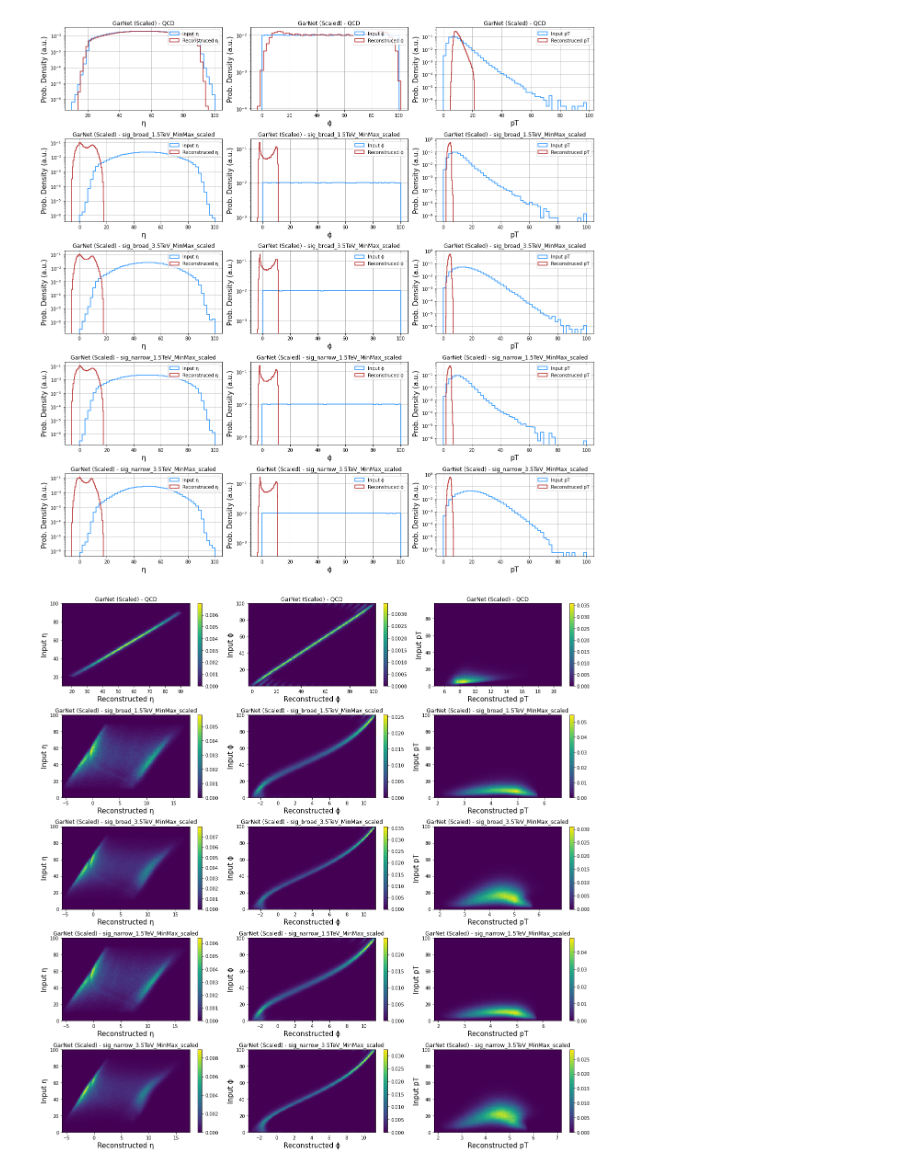
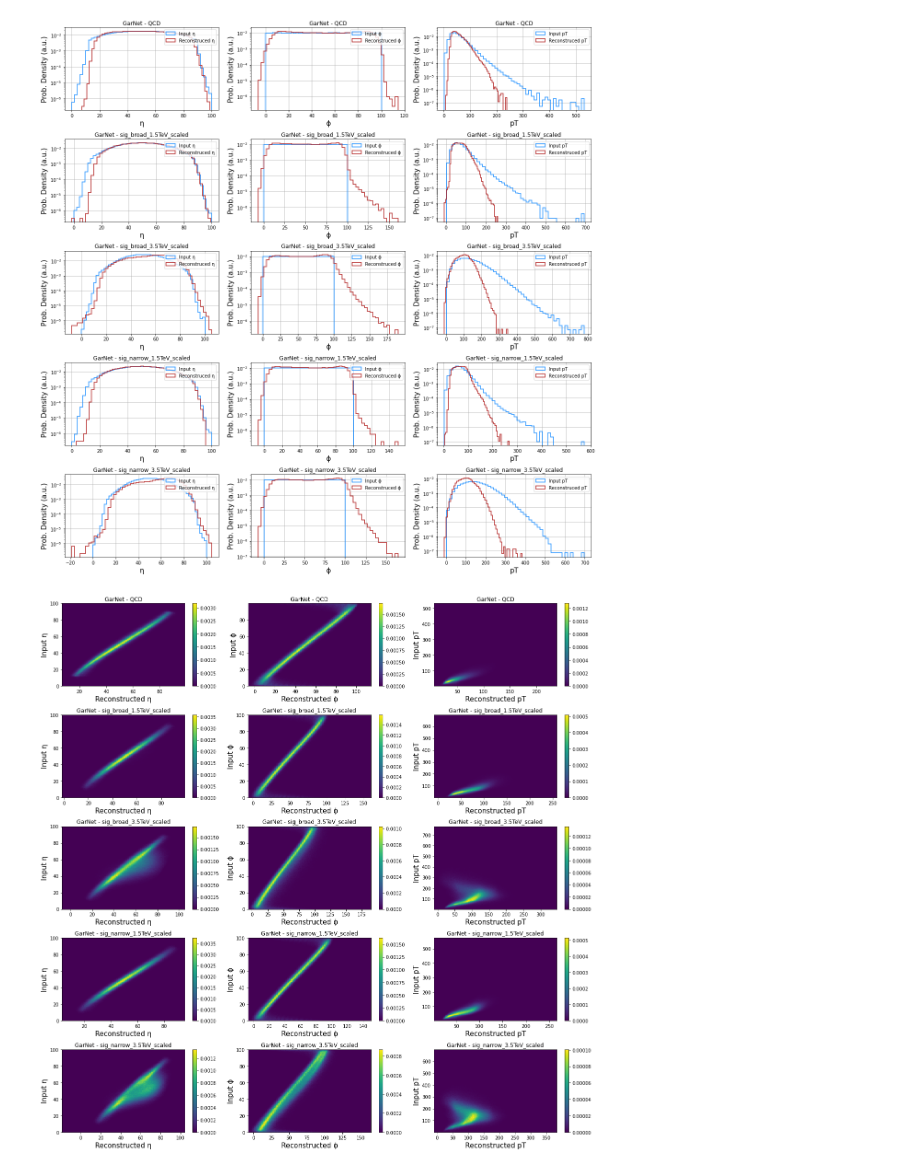
Before and after one commit to muHashh/CERN-Anomaly-Detection, a Jupyter notebook: src/plots/plot_results.ipynb, the cells around one changed output. Saved outputs shown, nothing was run; the diff lists cells and outputs as text; code cells hidden in the pictures.

Commit message:
batch normalise and scale only eta and phi

```diff
--- a/src/plots/plot_results.ipynb
+++ b/src/plots/plot_results.ipynb
@@ -12,9 +13,7 @@ import glob
 plt.rcParams["figure.figsize"] = (7,5)
 # %%
 models = (
-    # ("CNN", h5py.File("../output/cnn/output.h5", 'r'), glob.glob("../signals/*")),
-    # ("GarNet", h5py.File("../output/garnet3/output.h5", 'r'), glob.glob("../signals/*")),
-    ("GarNet (Scaled)", h5py.File("../output/garnet_scaled/output.h5", 'r'), glob.glob("../signals_scaled/*")),
+    ("GarNet", h5py.File("../output/garnet_bn_scaled2/output.h5", 'r'), glob.glob("../signals_scaled2/*")),
 )
 
 features = ("η", "ϕ", "pT")
@@ -75,44 +74,41 @@ def plot_features1d(model_output, title, signals_loc):
 for model in models:
     plot_features1d(model[1], model[0], model[2])
 # %% [output]
-[figure, old version]
+[figure, new version]
 # %%
 def plot_features2d(model_output, title, signals_loc):
 
     fig, axs =  plt.subplots(len(signals_loc)+1, len(features), figsize=(17,17))
 
     for i, f in enumerate(["QCD"]+signals_loc):
         if f == "QCD":
             input_data = model_output[f][()]
         else:
             input_data = h5py.File(f, 'r')["jetConstituentsList"][()]
 
         predicted_data = model_output["predicted_"+Path(f).stem][()]
 
         for j, feature in enumerate(features):
 
             ax = axs[i][j]
 
             x = np.squeeze(predicted_data[:,:,j][:,j])
             y = np.squeeze(input_data[:,:,j][:,j])
 
             plot = ax.hist2d(x, y, bins=200, density=True)
 
             ax.set_xlabel("Reconstructed {}".format(feature), fontsize=15)
             ax.set_ylabel('Input {}'.format(feature), fontsize=15)
             ax.set_title("%s - %s"%(title, Path(f).stem))
             fig.colorbar(plot[3], ax=ax)
 
     fig.tight_layout()
     plt.show()
 
-import matplotlib as mpl
-mpl.rcParams['agg.path.chunksize'] = 100000
-
 for model in models:
     plot_features2d(model[1], model[0], model[2])
 # %% [output]
-[figure, old version]
+[figure, new version]
 # %%
 def mse_loss(inputs, outputs):
     return np.mean((inputs-outputs)*(inputs-outputs), axis=-1)
```
Also changed, not shown: parts of 5 cells of this notebook, 2 other files.
